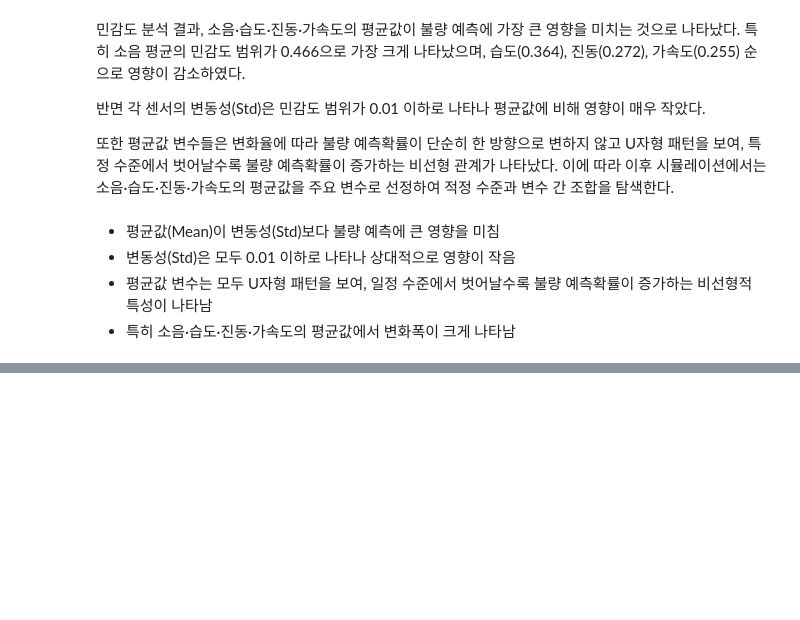
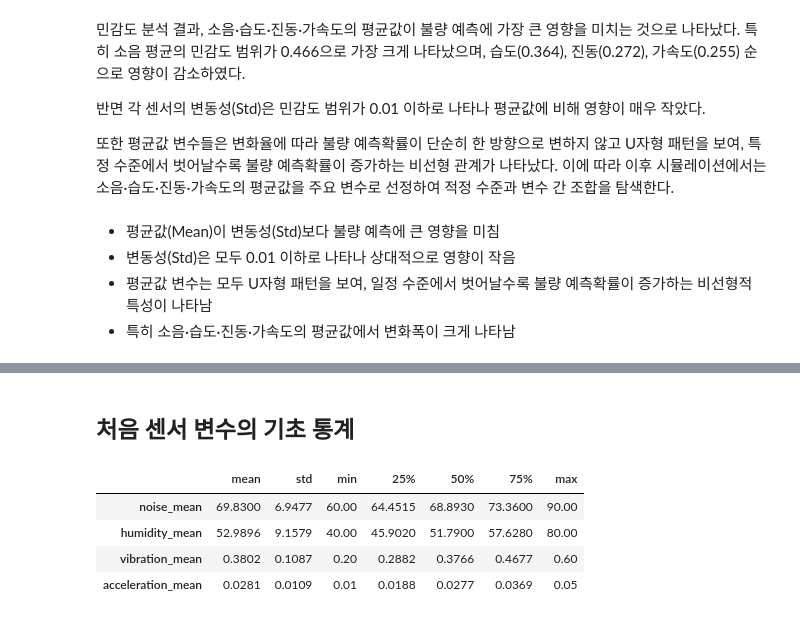
Before and after one commit to skyup-509/Quality-Management, a Jupyter notebook: 02_Version/02_test.ipynb, the cells around one changed output, grey strips where cells are left out. Drawn from its saved outputs; the diff is of its cells as text; code cells hidden in the pictures; blank space fills up the shorter version.

Commit message:
02_test -- Monte Carlo Simulation Completed --

```diff
--- a/02_Version/02_test.ipynb
+++ b/02_Version/02_test.ipynb
@@ -1095,0 +1454,27 @@ display(sensitivity_summary)
+# %% [markdown]
+## 처음 센서 변수의 기초 통계
+# %%
+# =========================================================
+# 초기(개선 전) 주요 센서 변수의 기초 통계
+# =========================================================
+
+simulation_features = [
+    "noise_mean",
+    "humidity_mean",
+    "vibration_mean",
+    "acceleration_mean"
+]
+
+sensor_summary = df_file[simulation_features].describe().T[
+    ["mean", "std", "min", "25%", "50%", "75%", "max"]
+]
+
+display(
+    sensor_summary.round(4)
+)
+# %% [output]
+|  | mean | std | min | 25% | 50% | 75% | max |
+| noise_mean | 69.8300 | 6.9477 | 60.00 | 64.4515 | 68.8930 | 73.3600 | 90.00 |
+| humidity_mean | 52.9896 | 9.1579 | 40.00 | 45.9020 | 51.7900 | 57.6280 | 80.00 |
+| vibration_mean | 0.3802 | 0.1087 | 0.20 | 0.2882 | 0.3766 | 0.4677 | 0.60 |
+| acceleration_mean | 0.0281 | 0.0109 | 0.01 | 0.0188 | 0.0277 | 0.0369 | 0.05 |
```
Also changed, not shown: parts of 7 cells of this notebook.
